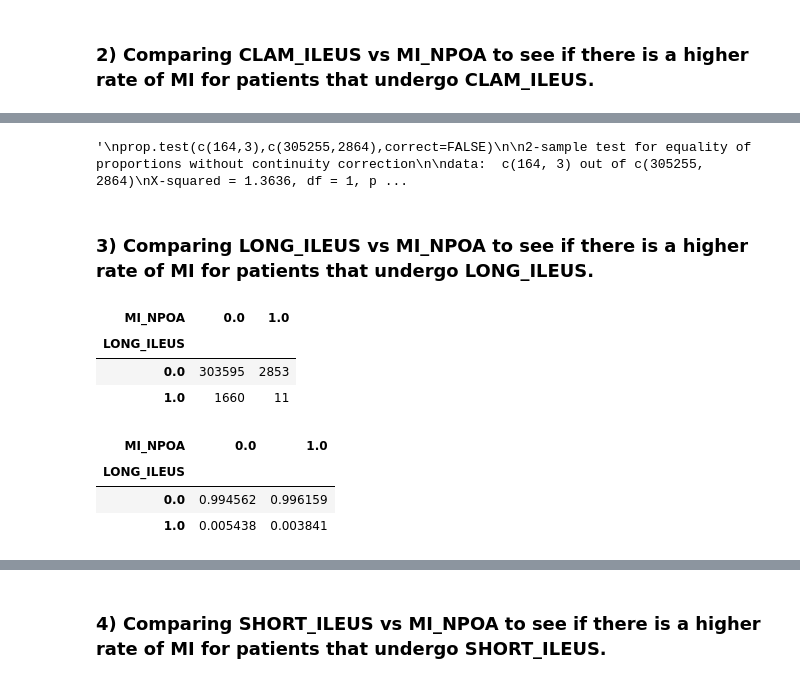
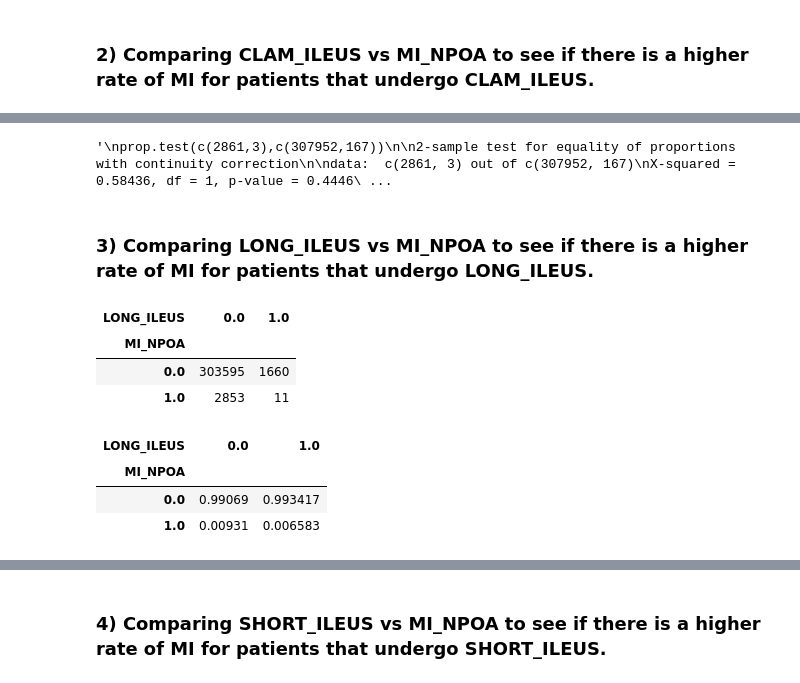
Before and after one commit to vionawu902/Loyola-ILEUS-Analysis, a Jupyter notebook: SPINE_ILEUS_CA.ipynb, the cells around one changed output, grey strips where cells are left out. Saved outputs shown, nothing was run; the diff lists cells and outputs as text; code cells hidden in the pictures.

```diff
--- a/SPINE_ILEUS_CA.ipynb
+++ b/SPINE_ILEUS_CA.ipynb
@@ -143,43 +143,43 @@ print('Odds ratio:', stats.fisher_exact(ct_CLAM_MI)[0])
 # %%
 #Implemented the hypothesis test in R
 '''
-prop.test(c(164,3),c(305255,2864),correct=FALSE)
+prop.test(c(2861,3),c(307952,167))
 
-2-sample test for equality of proportions without continuity correction
+2-sample test for equality of proportions with continuity correction
 
-data:  c(164, 3) out of c(305255, 2864)
-X-squared = 1.3636, df = 1, p-value = 0.2429
+data:  c(2861, 3) out of c(307952, 167)
+X-squared = 0.58436, df = 1, p-value = 0.4446
 alternative hypothesis: two.sided
 95 percent confidence interval:
--0.0016977781  0.0006773175
+-0.03181662  0.01446930
 sample estimates:
-     prop 1       prop 2
-0.0005372557 0.0010474860
+    prop 1      prop 2
+0.009290409 0.017964072
 
 Warning message:
-In prop.test(c(164, 3), c(305255, 2864), correct = FALSE) :
+In prop.test(c(2861, 3), c(307952, 167)) :
  Chi-squared approximation may be incorrect
 
 '''
 #insignificant
 # %% [output]
-'\nprop.test(c(164,3),c(305255,2864),correct=FALSE)\n\n2-sample test for equality of proportions without continuity correction\n\ndata:  c(164, 3) out of c(305255, 2864)\nX-squared = 1.3636, df = 1, p ...
+'\nprop.test(c(2861,3),c(307952,167))\n\n2-sample test for equality of proportions with continuity correction\n\ndata:  c(2861, 3) out of c(307952, 167)\nX-squared = 0.58436, df = 1, p-value = 0.4446\ ...
 # %% [markdown]
 ### 3) Comparing LONG_ILEUS vs MI_NPOA to see if there is a higher rate of MI for patients that undergo LONG_ILEUS.
 # %%
-ct_LONG_MI = pd.crosstab(CAData.LONG_ILEUS,CAData.MI_NPOA); ct_LONG_MI
+ct_LONG_MI = pd.crosstab(CAData.MI_NPOA,CAData.LONG_ILEUS); ct_LONG_MI
 # %% [output]
-| MI_NPOA | 0.0 | 1.0 |
-| LONG_ILEUS |  |  |
-| 0.0 | 303595 | 2853 |
-| 1.0 | 1660 | 11 |
+| LONG_ILEUS | 0.0 | 1.0 |
+| MI_NPOA |  |  |
+| 0.0 | 303595 | 1660 |
+| 1.0 | 2853 | 11 |
 # %%
-pd.crosstab(CAData.LONG_ILEUS,CAData.MI_NPOA).apply(lambda x: x/x.sum(), 0)
+pd.crosstab(CAData.MI_NPOA,CAData.LONG_ILEUS).apply(lambda x: x/x.sum(), 0)
 # %% [output]
-| MI_NPOA | 0.0 | 1.0 |
-| LONG_ILEUS |  |  |
-| 0.0 | 0.994562 | 0.996159 |
-| 1.0 | 0.005438 | 0.003841 |
+| LONG_ILEUS | 0.0 | 1.0 |
+| MI_NPOA |  |  |
+| 0.0 | 0.99069 | 0.993417 |
+| 1.0 | 0.00931 | 0.006583 |
 # %%
 print('Odds ratio:', stats.fisher_exact(ct_LONG_MI)[0])
 # %% [output]
```
Also changed, not shown: parts of 75 cells of this notebook.
